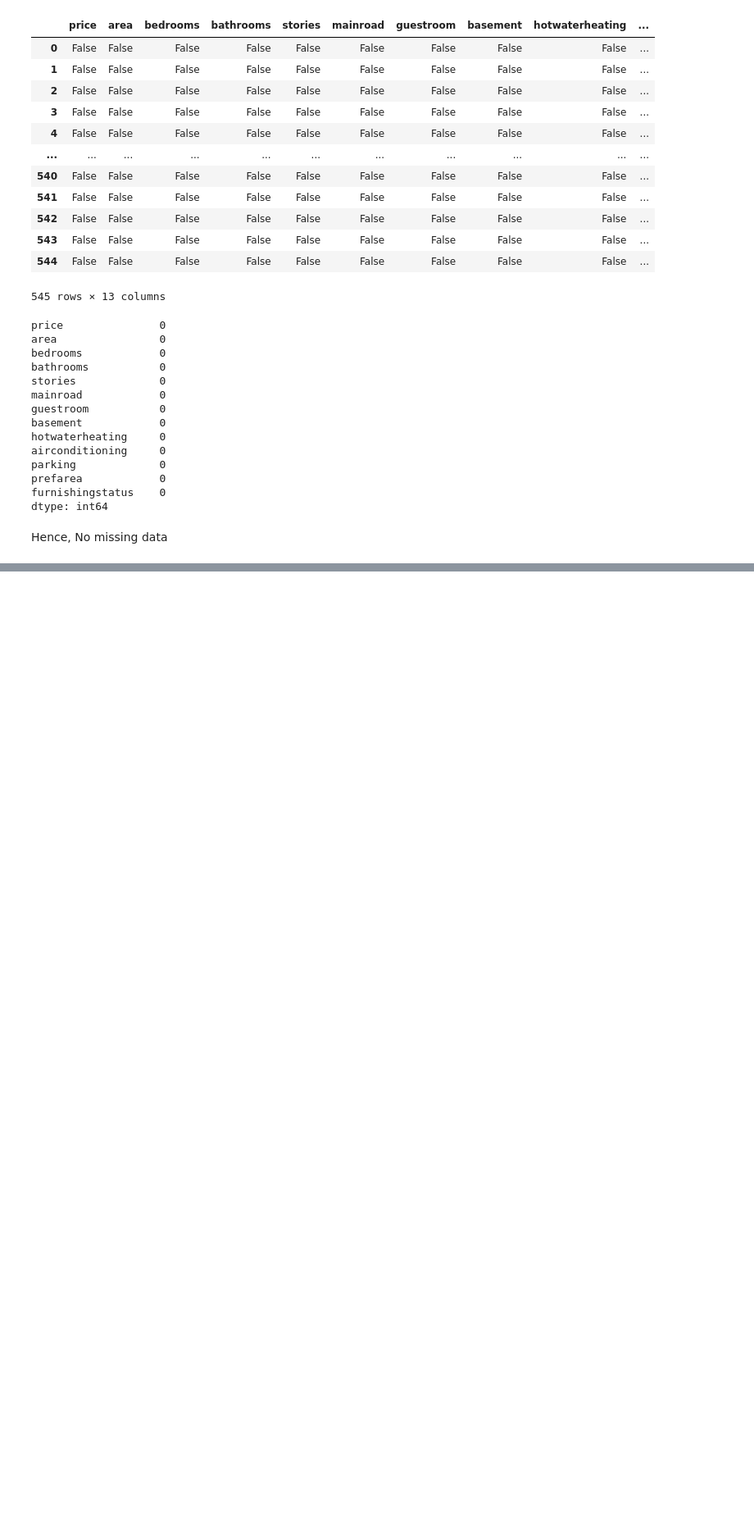
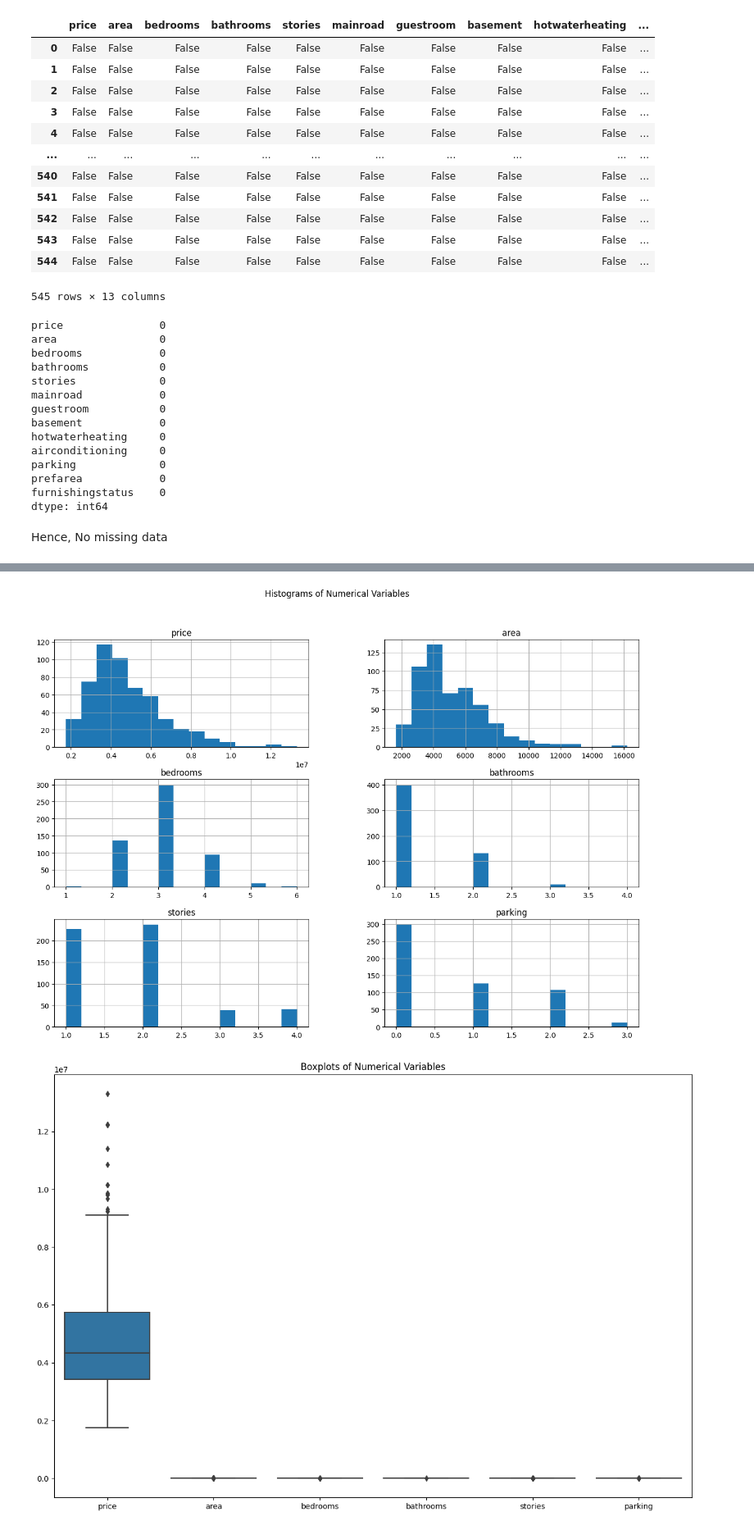
Before and after one commit to ritviksaxena05/DataScience_Assignment1, a Jupyter notebook: ML Data Cleaning and Feature Selection.ipynb, the cells around one changed output, grey strips where cells are left out. Shown at 82% size. Saved outputs shown, nothing was run; the diff lists cells and outputs as text; code cells hidden in the pictures; blank space fills up the shorter version.

```diff
--- a/ML Data Cleaning and Feature Selection.ipynb
+++ b/ML Data Cleaning and Feature Selection.ipynb
@@ -112,0 +425,27 @@ housePrice_ds.describe().T
+# %%
+# For Numerical Variables:
+numerical_vars = ds.select_dtypes(include=['int64', 'float64'])
+
+# Plot histograms
+numerical_vars.hist(bins=15, figsize=(15, 10))
+plt.suptitle('Histograms of Numerical Variables')
+plt.show()
+
+# Plot boxplots
+plt.figure(figsize=(15, 10))
+sns.boxplot(data=numerical_vars)
+plt.title('Boxplots of Numerical Variables')
+plt.show()
+
+# For Categorical Variables:
+categorical_vars = ds.select_dtypes(include=['object', 'category'])
+
+# Plot bar plots
+for column in categorical_vars.columns:
+    plt.figure(figsize=(10, 5))
+    sns.countplot(data=categorical_vars, x=column)
+    plt.title(f'Bar Plot of {column}')
+    plt.show()
+# %% [output]
+[figure, added]
+[figure, added]
```
Also changed, not shown: parts of 43 cells of this notebook.
